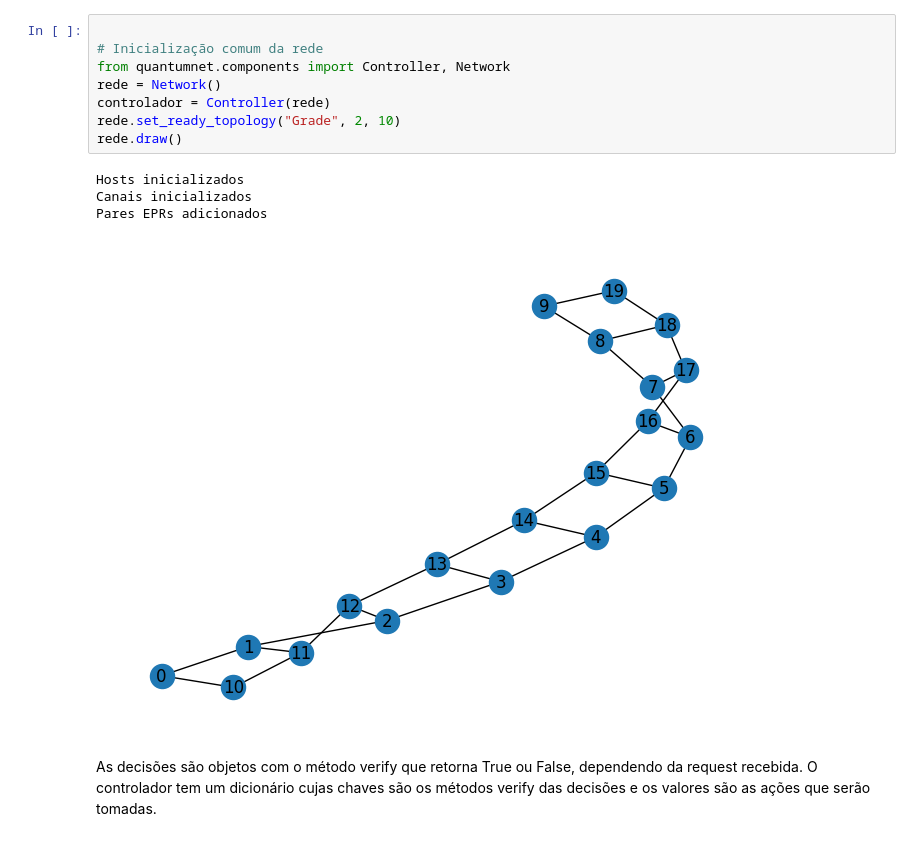
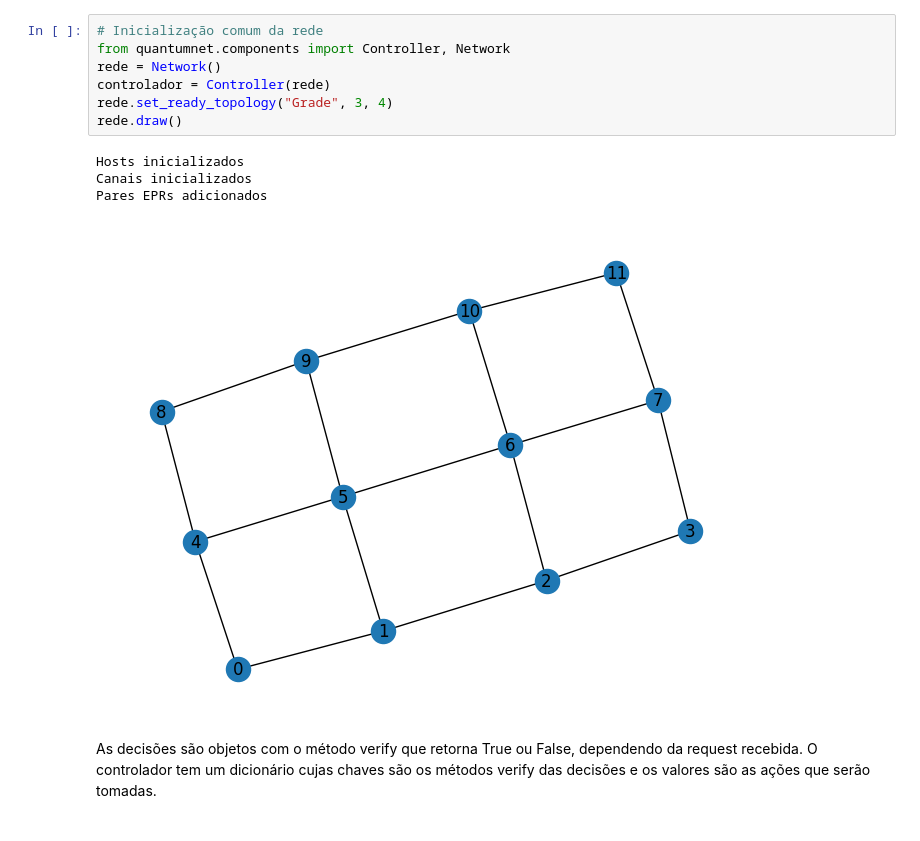
Before and after one commit to artuenric/QuatumNet, a Jupyter notebook: Simulação - Tabelas de Fluxo.ipynb, the cells around one changed output. Saved outputs shown, nothing was run; the diff lists cells and outputs as text.

```diff
--- a/Simulação - Tabelas de Fluxo.ipynb
+++ b/Simulação - Tabelas de Fluxo.ipynb
@@ -1,16 +1,15 @@
 # %%
-
 # Inicialização comum da rede
 from quantumnet.components import Controller, Network
 rede = Network()
 controlador = Controller(rede)
-rede.set_ready_topology("Grade", 2, 10)
+rede.set_ready_topology("Grade", 3, 4)
 rede.draw()
 # %% [output]
 Hosts inicializados
 Canais inicializados
 Pares EPRs adicionados
-[figure, old version]
+[figure, new version]
 # %% [markdown]
 As decisões são objetos com o método verify que retorna True ou False, dependendo da request recebida. O controlador tem um dicionário cujas chaves são os métodos verify das decisões e os valores são as ações que serão tomadas.
 # %%
```
Also changed, not shown: parts of 5 cells of this notebook, 3 other files.
